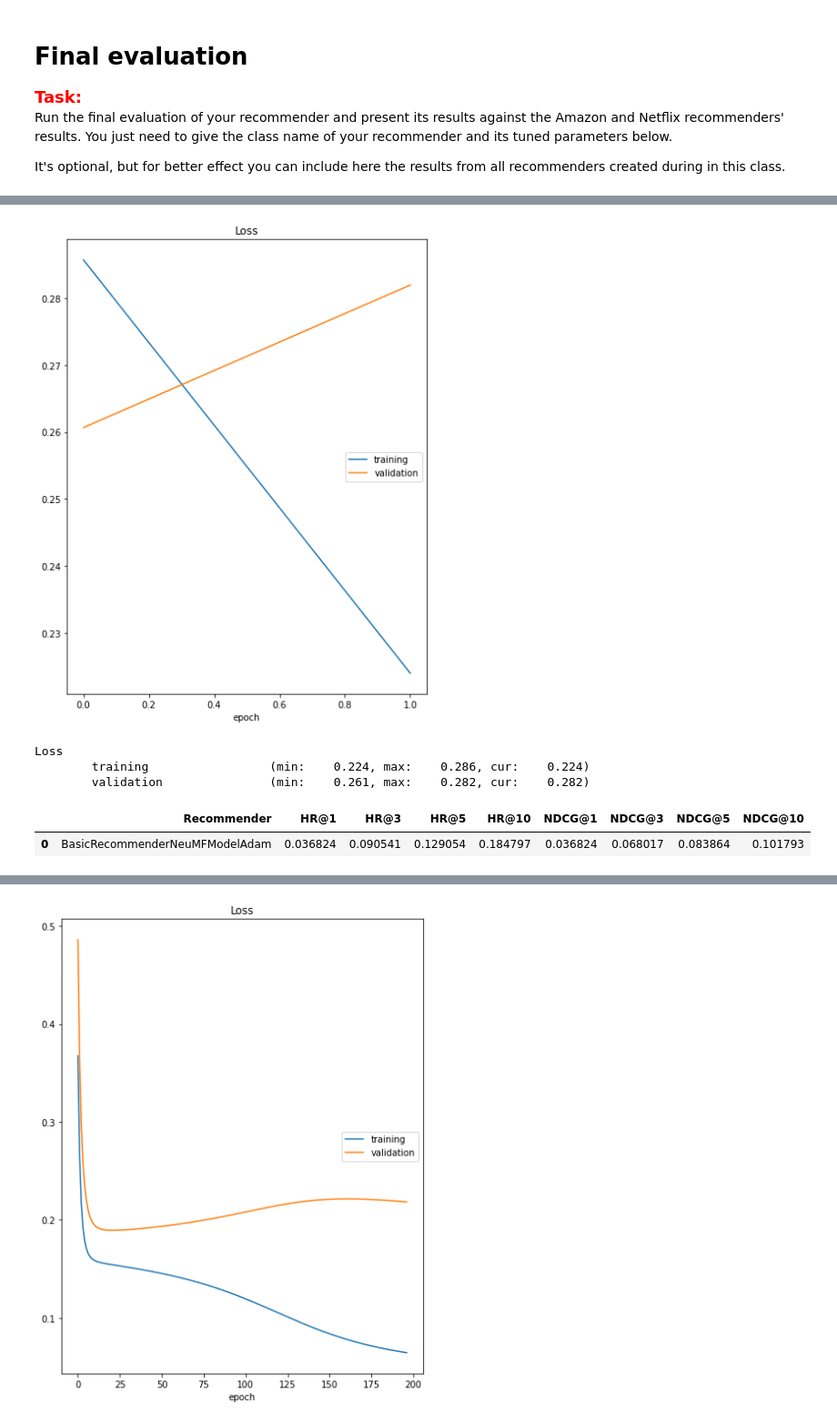
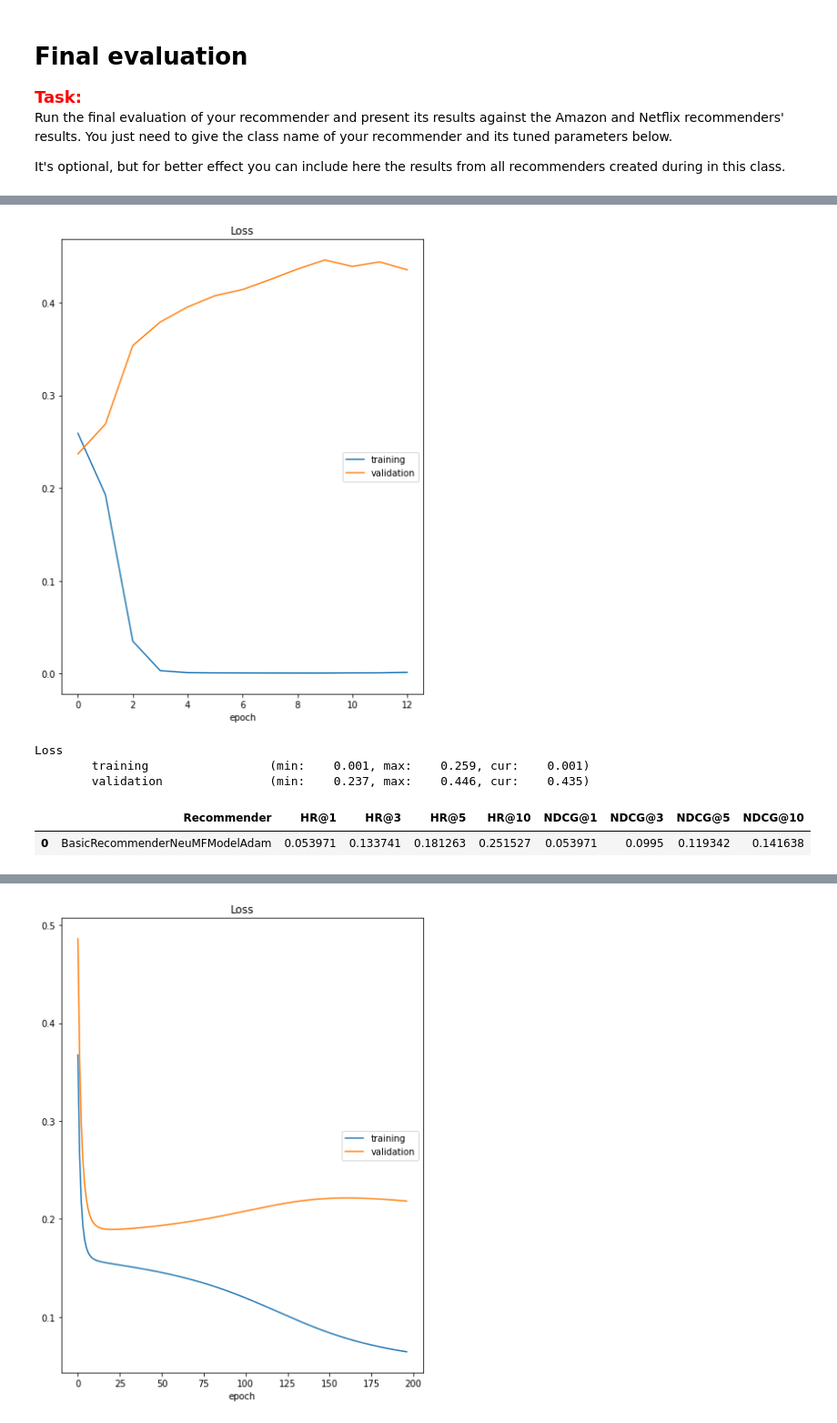
Before and after one commit to C7A7A/hotel-recommender-neural-network, a Jupyter notebook: project_2_recommender_and_evaluation.ipynb, the cells around one changed output, grey strips where cells are left out. Shown at 91% size. Drawn from its saved outputs; the diff is of its cells as text; code cells hidden in the pictures.

Commit message:
more tuning, score > 0.25 HR10, attempt to create HybridRecommender

```diff
--- a/project_2_recommender_and_evaluation.ipynb
+++ b/project_2_recommender_and_evaluation.ipynb
@@ -1087,6 +741,6 @@ class HybridNNRecommender(Recommender):
 items_df = interactions_df.loc[:, ['item_id'] + base_item_features].drop_duplicates()
 # %%
 # Fit method
-nn_recommender = NNRecommender(model_to_use="NeuMFModel")
+nn_recommender = NNRecommender(model_to_use="NeuMFModel", n_epochs=3)
 nn_recommender.fit(interactions_df, None, None)
 # %% [output]
@@ -1121,0 +1031,6 @@ display(HTML(recommendations.to_html()))
+# %%
+items_df = interactions_df.loc[:, ['item_id'] + base_item_features].drop_duplicates()
+# %%
+# Fit method
+hybrid_nn_recommender = HybridNNRecommender(model_to_use="MLPModel", n_epochs=5)
+hybrid_nn_recommender.fit(interactions_df, None, None)
@@ -1356,28 +1330,30 @@ Loss
 # %%
+# NeuMF + ADAM (BEST SCORE)
+
 nn_recommender5 = NNRecommender(
     batch_size = 56,
     embedding_dim = 32,
     lr = 0.0054,
     model_to_use = 'NeuMFModel',
-    n_epochs = 2,
-    n_neg_per_pos = 8,
+    n_epochs = 13,
+    n_neg_per_pos = 9,
     optimizer_to_use = 'Adam',
     weight_decay = 0.00005
 )  # Initialize your recommender here
 
 # Give the name of your recommender in the line below
 nn_tts_results5 = [['BasicRecommenderNeuMFModelAdam'] + list(evaluate_train_test_split_implicit(
     nn_recommender5, interactions_df, items_df))]
 
 nn_tts_results5 = pd.DataFrame(
     nn_tts_results5, columns=['Recommender', 'HR@1', 'HR@3', 'HR@5', 'HR@10', 'NDCG@1', 'NDCG@3', 'NDCG@5', 'NDCG@10'])
 
 display(HTML(nn_tts_results5.to_html()))
 # %% [output]
-[figure, old version]
+[figure, new version]
 Loss
-        training                 (min:    0.224, max:    0.286, cur:    0.224)
-        validation               (min:    0.261, max:    0.282, cur:    0.282)
+        training                 (min:    0.001, max:    0.259, cur:    0.001)
+        validation               (min:    0.237, max:    0.446, cur:    0.435)
 |  | Recommender | HR@1 | HR@3 | HR@5 | HR@10 | NDCG@1 | NDCG@3 | NDCG@5 | NDCG@10 |
-| 0 | BasicRecommenderNeuMFModelAdam | 0.036824 | 0.090541 | 0.129054 | 0.184797 | 0.036824 | 0.068017 | 0.083864 | 0.101793 |
+| 0 | BasicRecommenderNeuMFModelAdam | 0.053971 | 0.133741 | 0.181263 | 0.251527 | 0.053971 | 0.0995 | 0.119342 | 0.141638 |
 # %%
```
Also changed, not shown: parts of 26 cells of this notebook, 3 other files.
